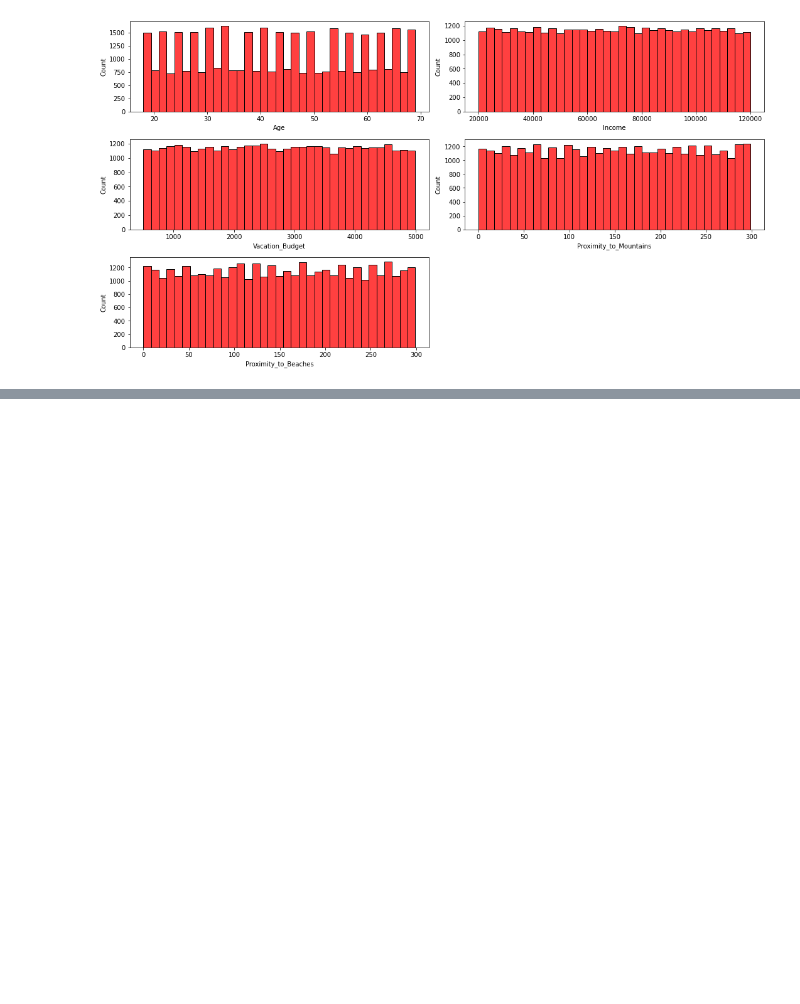
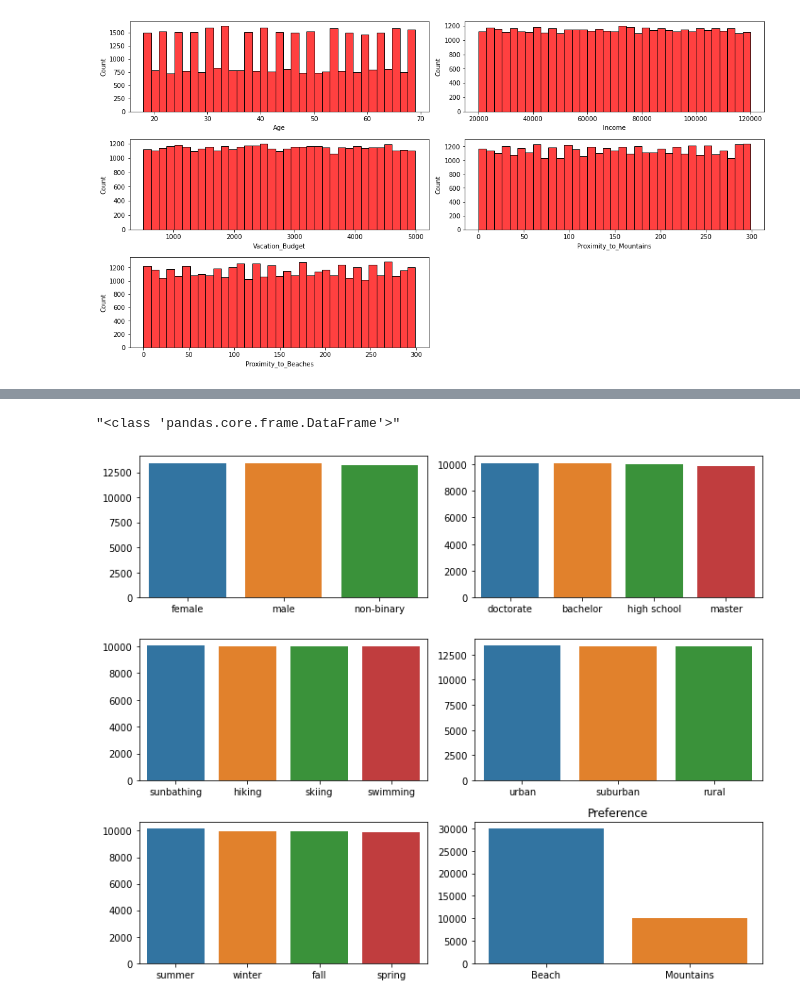
Before and after one commit to Rhino-byte/Tourism-Analysis, a Jupyter notebook: index.ipynb, the cells around one changed output, grey strips where cells are left out. Drawn from its saved outputs; the diff is of its cells as text; code cells hidden in the pictures; blank space fills up the shorter version.

````diff
--- a/index.ipynb
+++ b/index.ipynb
@@ -257,0 +304,61 @@ sns.histplot(x=vac_num['Age'],kde=True)
+# %%
+str(type(cat_vac))
+# %% [output]
+"<class 'pandas.core.frame.DataFrame'>"
+# %%
+# Bar plot function
+# That takes in dataset and a column(category variable) can be a list of column names
+# Returns subplot with various categories
+def plot_category(data,figsize=(10,8),n_row=None,n_col=None):
+    """
+    Input(data,figsize,n):
+                           `data`= should be pd.DataFrame with only objects variables
+                           `figsize` = a tupple default is (10,8)
+                           `n_row(int)` = The number of rows for the subplots
+                           `n_col(int)` = The number of col for the subplots
+
+    Data should only contain categorical columns else it will be removed
+    return: Plots of the categorical variables
+
+    `Example:`👇🏿
+
+    ```
+    data = data.select_dtypes(include = 'object')
+    figsize = (15,8)
+    # Assuming the dataframe has 6 columns
+    nrow= 2 # no of rows
+    ncol= 3 # no of columns
+
+    # Plot the categorical variables using Barplot
+    plot_category(data,figsize=figsize,n_row=nrow,n_col=ncol)
+    ```
+    """
+    if str(type(data))=="<class 'pandas.core.frame.DataFrame'>":
+        data = data.select_dtypes(include ='object')
+    else:
+        return "🙏🏿 My Bad it is not a dataframe"
+
+    fig,axes = plt.subplots(nrows=n_row,ncols=n_col,figsize=figsize)
+    axes = axes.ravel() #Flatten the 2D array into 1D array for easier indexing
+
+    for n,col in enumerate(data):
+        val = data[col].value_counts().values
+        ind = data[col].value_counts().index
+        ax =axes[n]
+        sns.barplot(y=val,x=ind,ax=ax)
+        plt.title('{}'.format(col));
+
+    # Remove any unused subplots
+    for i in range(len(data.columns), len(axes)):
+        fig.delaxes(axes[i])
+
+    # Adjust the layout
+    plt.tight_layout()
+
+
+
+
+
+plot_category(cat_vac,n_col=2,n_row=3)
+# %% [output]
+[figure, added]
````
Also changed, not shown: parts of 32 cells of this notebook, 1 other file.
